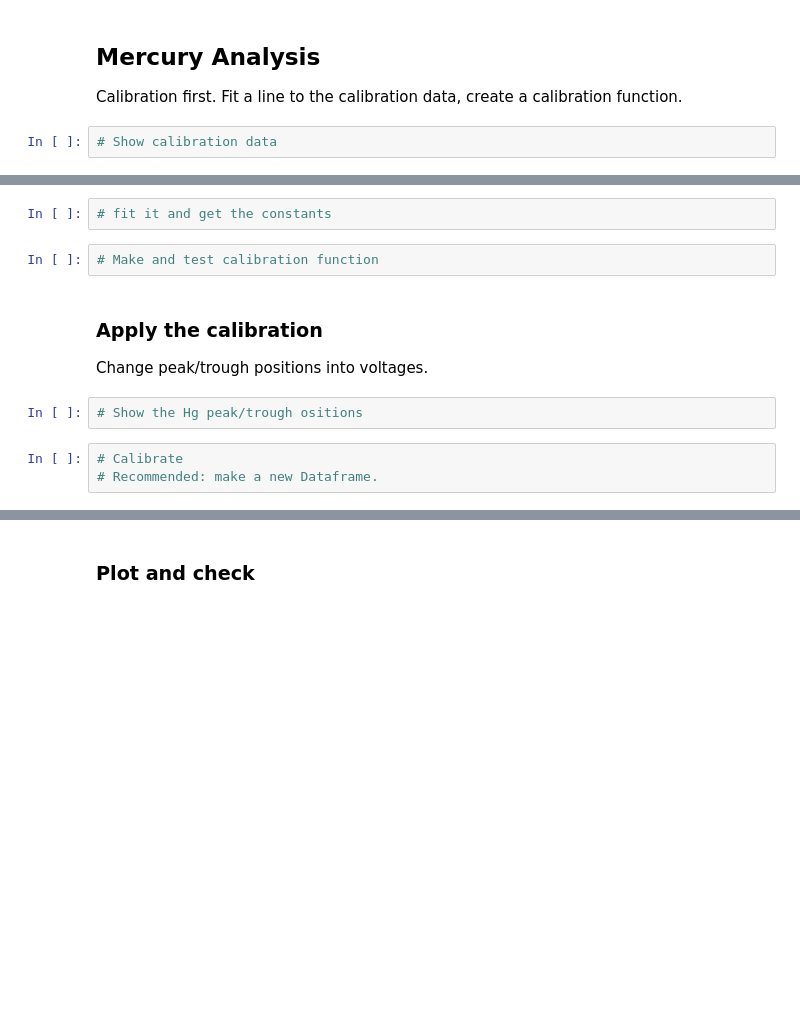
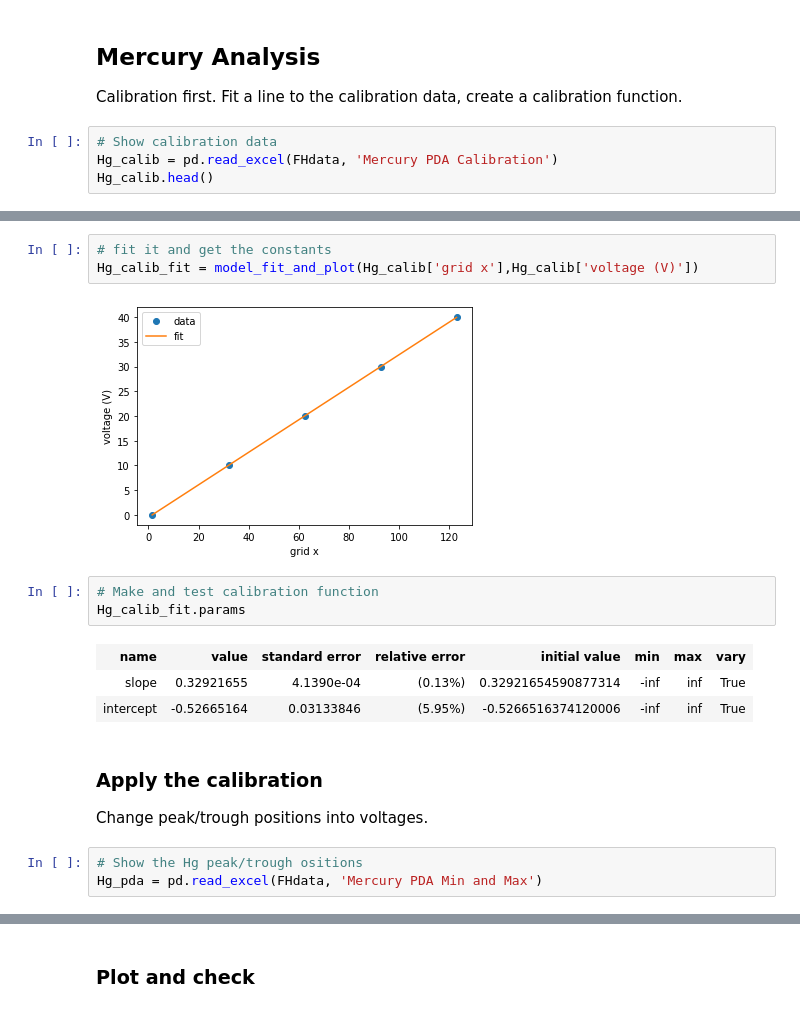
Before and after one commit to alberthu233/Phys432, a Jupyter notebook: FH/Franck-Hertz.ipynb, the cells around one changed output, grey strips where cells are left out. Drawn from its saved outputs; the diff is of its cells as text; blank space fills up the shorter version.

```diff
--- a/FH/Franck-Hertz.ipynb
+++ b/FH/Franck-Hertz.ipynb
@@ -515,3 +515,5 @@ Measured average energy difference 3p-3s for neon: 1.88 eV
 Calibration first.  Fit a line to the calibration data, create a calibration function.
 # %%
 # Show calibration data
+Hg_calib = pd.read_excel(FHdata, 'Mercury PDA Calibration')
+Hg_calib.head()
@@ -518,13 +527,19 @@ Calibration first.  Fit a line to the calibration data, create a calibration fun
 # %%
 # fit it and get the constants
+Hg_calib_fit = model_fit_and_plot(Hg_calib['grid x'],Hg_calib['voltage (V)'])
+# %% [output]
+[figure, added]
 # %%
 # Make and test calibration function
+Hg_calib_fit.params
+# %% [output]
+| name | value | standard error | relative error | initial value | min | max | vary |
+| slope | 0.32921655 | 4.1390e-04 | (0.13%) | 0.32921654590877314 | -inf | inf | True |
+| intercept | -0.52665164 | 0.03133846 | (5.95%) | -0.5266516374120006 | -inf | inf | True |
 # %% [markdown]
 ### Apply the calibration
 
 Change peak/trough positions into voltages.
 # %%
 # Show the Hg peak/trough ositions
+Hg_pda = pd.read_excel(FHdata, 'Mercury PDA Min and Max')
-# %%
-# Calibrate
-# Recommended: make a new Dataframe.
```
Also changed, not shown: parts of 21 cells of this notebook.
